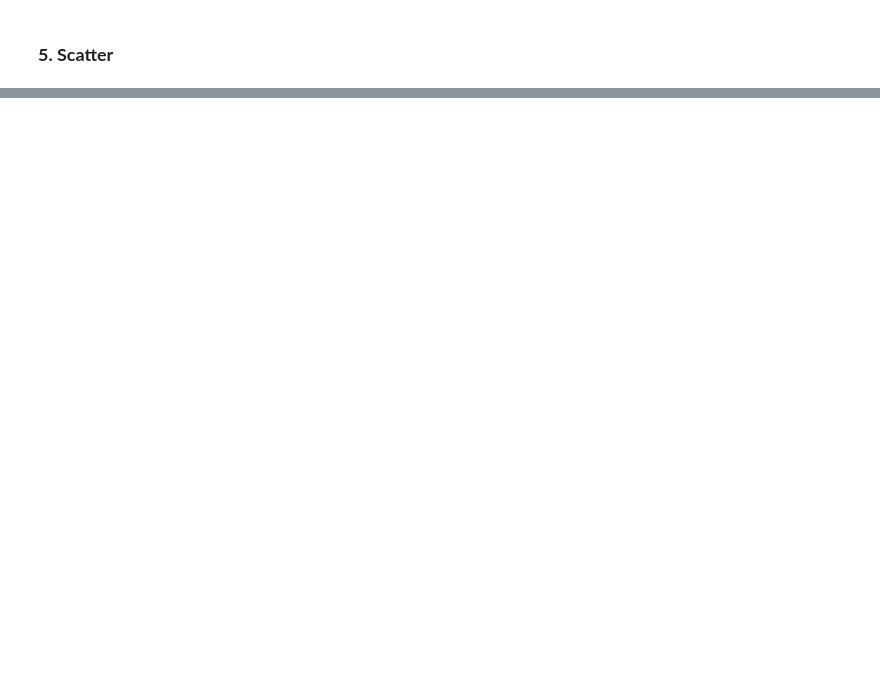
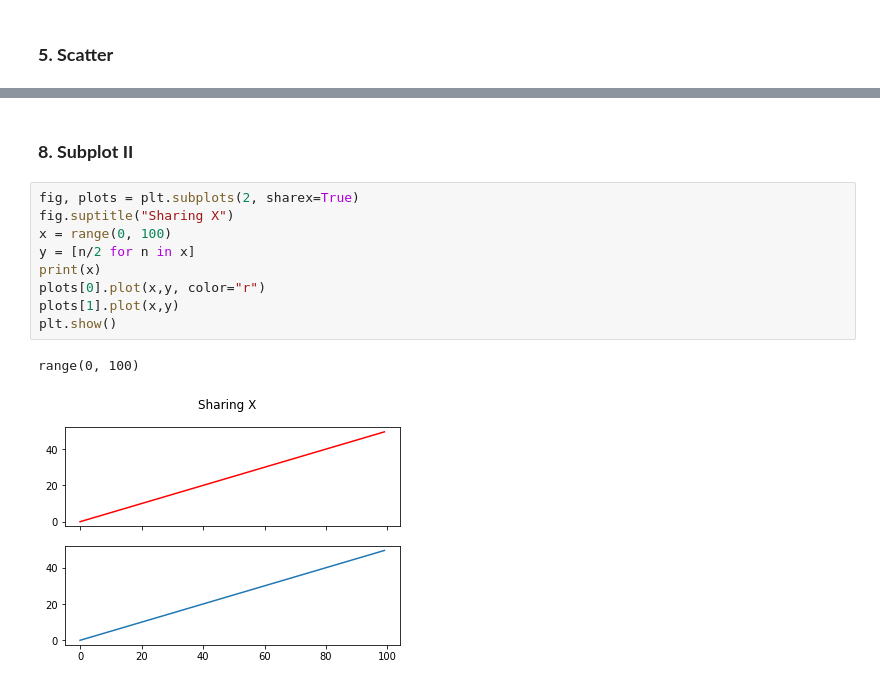
Before and after one commit to rifqirosyidi/data-science, a Jupyter notebook: 03. Introduction to Matplotlib/Main.ipynb, the cells around one changed output, grey strips where cells are left out. Drawn from its saved outputs; the diff is of its cells as text; blank space fills up the shorter version.

```diff
--- a/03. Introduction to Matplotlib/Main.ipynb
+++ b/03. Introduction to Matplotlib/Main.ipynb
@@ -101,0 +156,14 @@ plt.show()
+# %% [markdown]
+### **8. Subplot II**
+# %%
+fig, plots = plt.subplots(2, sharex=True)
+fig.suptitle("Sharing X")
+x = range(0, 100)
+y = [n/2 for n in x]
+print(x)
+plots[0].plot(x,y, color="r")
+plots[1].plot(x,y)
+plt.show()
+# %% [output]
+range(0, 100)
+[figure, added]
```
Also changed, not shown: parts of 14 cells of this notebook, 2 other files.
